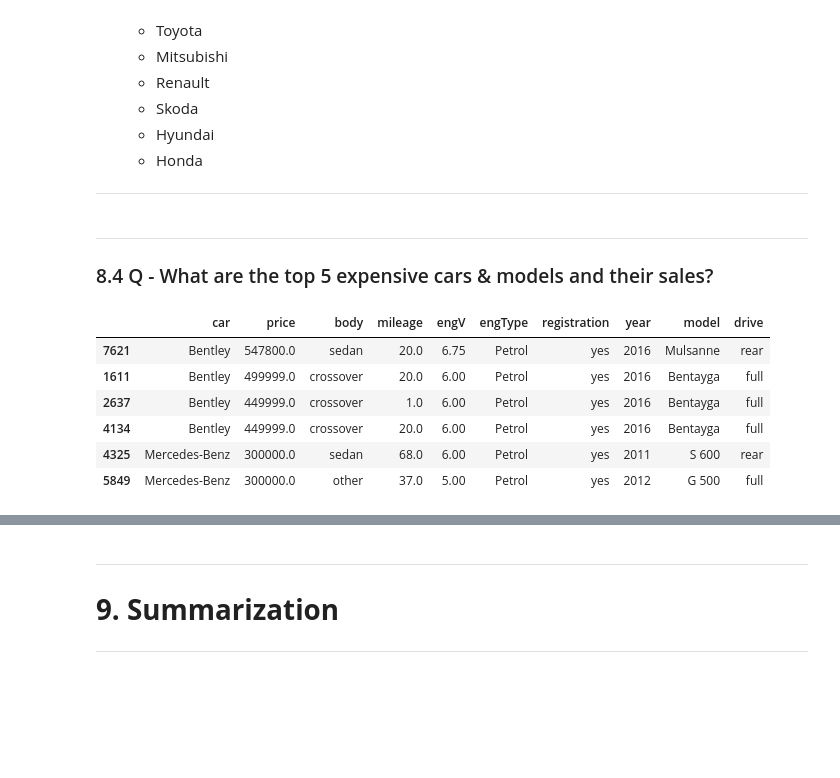
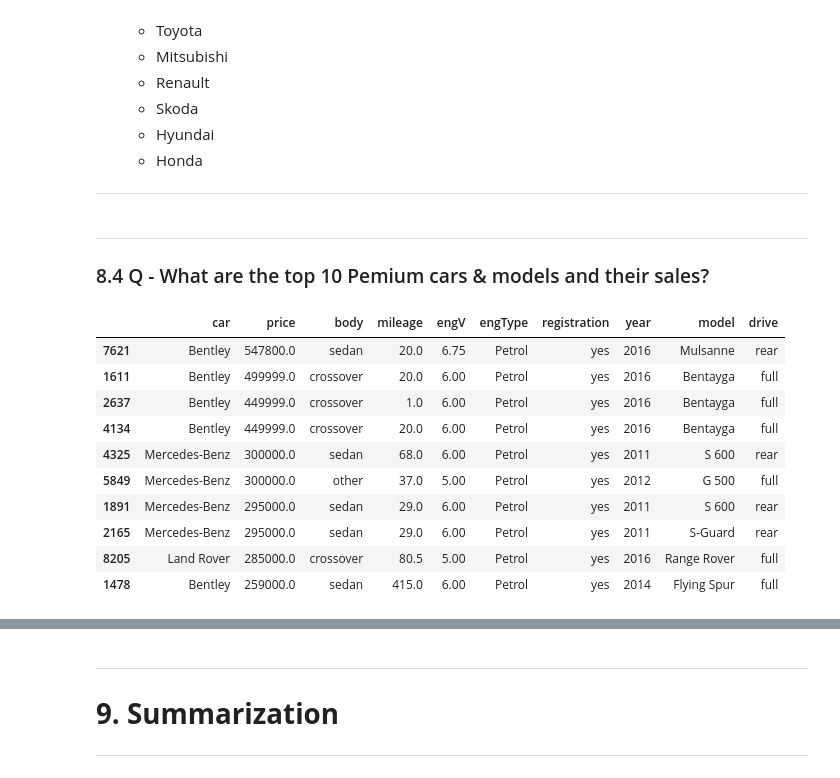
Before and after one commit to yoganandaraol/EDA_CarSales, a Jupyter notebook: EDA_Analysis_on_Used_Cars.ipynb, the cells around one changed output, grey strips where cells are left out. Drawn from its saved outputs; the diff is of its cells as text; code cells hidden in the pictures; blank space fills up the shorter version.

```diff
--- a/EDA_Analysis_on_Used_Cars.ipynb
+++ b/EDA_Analysis_on_Used_Cars.ipynb
@@ -853,14 +853,18 @@ Name: car, dtype: object
 # %% [markdown]
 ---
 <a href="Section8_4"></a>
-### 8.4 Q - What are the top 5 expensive cars & models and their sales?
+### 8.4 Q - What are the top 10 Pemium cars & models and their sales?
 # %%
-carsales_df[carsales_df.price.isin(carsales_df.price.nlargest())].sort_values('price', ascending=False)
+carsales_df[carsales_df.price.isin(carsales_df.price.nlargest(10))].sort_values('price', ascending=False)
 # %% [output]
 |  | car | price | body | mileage | engV | engType | registration | year | model | drive |
 | 7621 | Bentley | 547800.0 | sedan | 20.0 | 6.75 | Petrol | yes | 2016 | Mulsanne | rear |
 | 1611 | Bentley | 499999.0 | crossover | 20.0 | 6.00 | Petrol | yes | 2016 | Bentayga | full |
 | 2637 | Bentley | 449999.0 | crossover | 1.0 | 6.00 | Petrol | yes | 2016 | Bentayga | full |
 | 4134 | Bentley | 449999.0 | crossover | 20.0 | 6.00 | Petrol | yes | 2016 | Bentayga | full |
 | 4325 | Mercedes-Benz | 300000.0 | sedan | 68.0 | 6.00 | Petrol | yes | 2011 | S 600 | rear |
 | 5849 | Mercedes-Benz | 300000.0 | other | 37.0 | 5.00 | Petrol | yes | 2012 | G 500 | full |
+| 1891 | Mercedes-Benz | 295000.0 | sedan | 29.0 | 6.00 | Petrol | yes | 2011 | S 600 | rear |
+| 2165 | Mercedes-Benz | 295000.0 | sedan | 29.0 | 6.00 | Petrol | yes | 2011 | S-Guard | rear |
+| 8205 | Land Rover | 285000.0 | crossover | 80.5 | 5.00 | Petrol | yes | 2016 | Range Rover | full |
+| 1478 | Bentley | 259000.0 | sedan | 415.0 | 6.00 | Petrol | yes | 2014 | Flying Spur | full |
```
Also changed, not shown: parts of 14 cells of this notebook.
